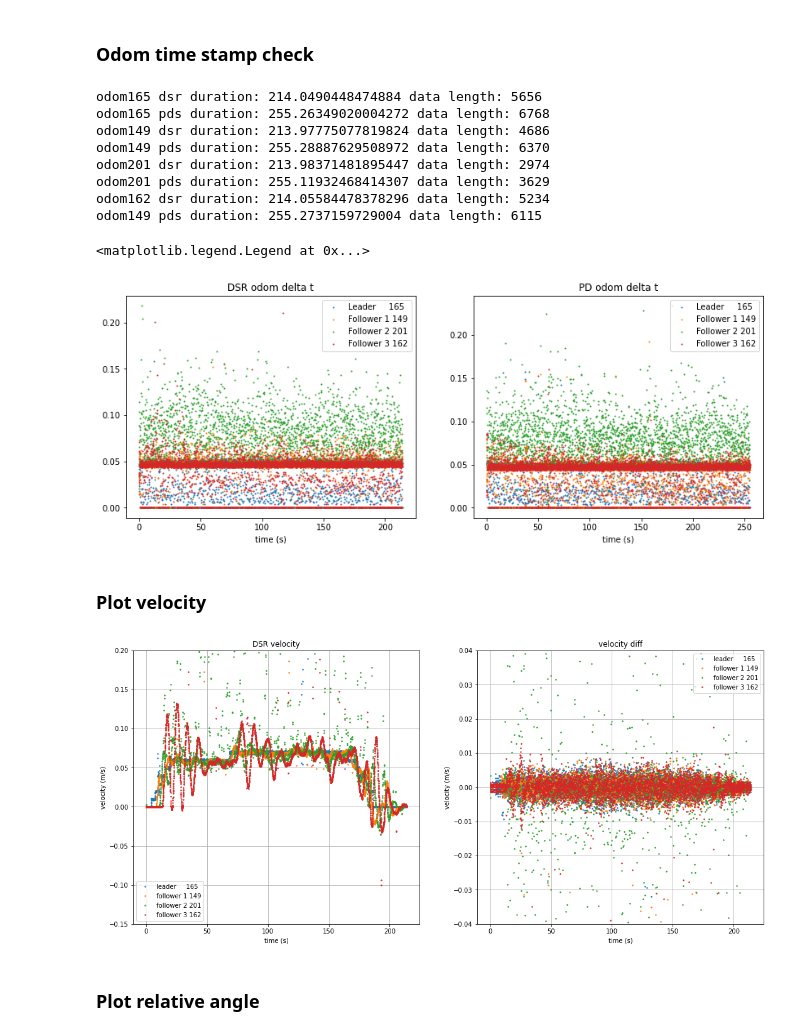
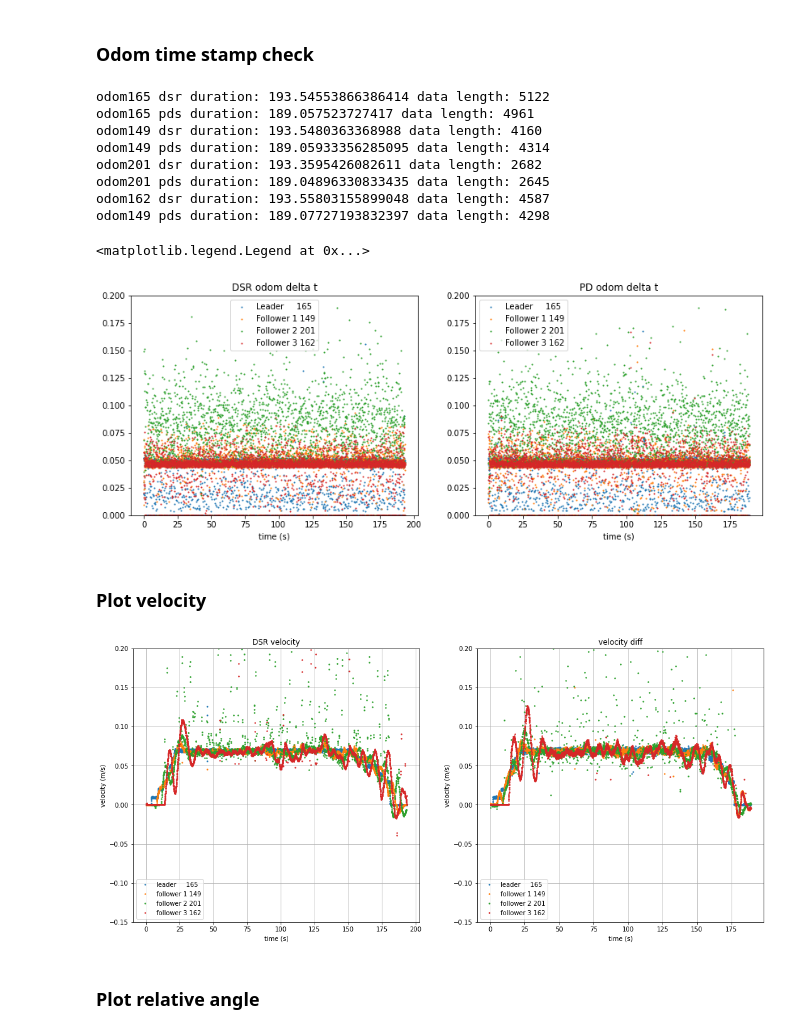
Before and after one commit to holyhenry/DSR_s_curve_tbot_test, a Jupyter notebook: plotting/scripts/data_visualize.ipynb, the cells around one changed output. Cells and saved outputs as stored; diff of their text form; code cells hidden in the pictures.

```diff
--- a/plotting/scripts/data_visualize.ipynb
+++ b/plotting/scripts/data_visualize.ipynb
@@ -6,7 +6,7 @@ import matplotlib.pyplot as plt
 import numpy as np
 import math
 # %%
-file_dsr = '/home/henrypcl/rosbag/dsr_path2.bag'
+file_dsr = '/home/henrypcl/rosbag/dsr095_a03b05_good.bag'
 file_pds = '/home/henrypcl/rosbag/pd_s_path2.bag'
 # file_dsr = '/Users/henrychang/DSR_s_curve_tbot_test/rosbag/dsr_path2.bag'
 # file_pds = '/Users/henrychang/DSR_s_curve_tbot_test/rosbag/pd_s_path2.bag'
@@ -207,6 +207,7 @@ ax1.plot(odom201_t_dsr[:-1], np.diff(odom201_t_dsr), '.', markersize='2', label=
 ax1.plot(odom162_t_dsr[:-1], np.diff(odom162_t_dsr), '.', markersize='2', label='Follower 3 162')
 ax1.set_xlabel('time (s)')
 ax1.set_title('DSR odom delta t')
+ax1.set_ylim(0.0, 0.2)
 ax1.legend()
 
 ax2.plot(odom165_t_pds[:-1], np.diff(odom165_t_pds), '.', markersize='2', label='Leader     165')
@@ -215,18 +216,19 @@ ax2.plot(odom201_t_pds[:-1], np.diff(odom201_t_pds), '.', markersize='2', label=
 ax2.plot(odom162_t_pds[:-1], np.diff(odom162_t_pds), '.', markersize='2', label='Follower 3 162')
 ax2.set_xlabel('time (s)')
 ax2.set_title('PD odom delta t')
+ax2.set_ylim(0.0, 0.2)
 ax2.legend()
 # %% [output]
-odom165 dsr duration: 214.0490448474884 data length: 5656
-odom165 pds duration: 255.26349020004272 data length: 6768
-odom149 dsr duration: 213.97775077819824 data length: 4686
-odom149 pds duration: 255.28887629508972 data length: 6370
-odom201 dsr duration: 213.98371481895447 data length: 2974
-odom201 pds duration: 255.11932468414307 data length: 3629
-odom162 dsr duration: 214.05584478378296 data length: 5234
-odom149 pds duration: 255.2737159729004 data length: 6115
+odom165 dsr duration: 193.54553866386414 data length: 5122
+odom165 pds duration: 189.057523727417 data length: 4961
+odom149 dsr duration: 193.5480363368988 data length: 4160
+odom149 pds duration: 189.05933356285095 data length: 4314
+odom201 dsr duration: 193.3595426082611 data length: 2682
+odom201 pds duration: 189.04896330833435 data length: 2645
+odom162 dsr duration: 193.55803155899048 data length: 4587
+odom149 pds duration: 189.07727193832397 data length: 4298
 <matplotlib.legend.Legend at 0x...>
-[figure, old version]
+[figure, new version]
 # %% [markdown]
 ### Plot velocity
 # %%
@@ -255,39 +257,39 @@ velx201_dsr = odom201_data_dsr['twist.twist.linear.x'].to_numpy() # plot this
 odom201_data_pds = pd.read_csv(readbag_pds.message_by_topic('/tbot201/odom'))
 velx201_pds = odom201_data_pds['twist.twist.linear.x'].to_numpy() # plot this
 
 odom162_data_dsr = pd.read_csv(readbag_dsr.message_by_topic('/tbot162/odom'))
 velx162_dsr = odom162_data_dsr['twist.twist.linear.x'].to_numpy() # plot this
 odom162_data_pds = pd.read_csv(readbag_pds.message_by_topic('/tbot162/odom'))
 velx162_pds = odom162_data_pds['twist.twist.linear.x'].to_numpy() # plot this
 
 gain = 0.5
 
 fig, (ax1, ax2) = plt.subplots(1,2,figsize=(18,8))
 ax1.plot(odom165_t_dsr, lowPass(velx165_dsr, lowPassGain=gain),'.', markersize=3, label='leader     165')
 ax1.plot(odom149_t_dsr, lowPass(velx149_dsr, lowPassGain=gain),'.', markersize=3, label='follower 1 149')
 ax1.plot(odom201_t_dsr, lowPass(velx201_dsr, lowPassGain=gain),'.', markersize=3, label='follower 2 201')
 ax1.plot(odom162_t_dsr, lowPass(velx162_dsr, lowPassGain=gain),'.', markersize=3, label='follower 3 162')
 ax1.set_xlabel('time (s)')
 ax1.set_ylabel('velocity (m/s)')
 ax1.set_title('DSR velocity')
 ax1.set_ylim(-0.15, 0.2)
 ax1.legend()
 ax1.grid()
 
 gain = 1.0
 
-ax2.plot(odom165_t_dsr[:-1], lowPass(np.diff(velx165_dsr), lowPassGain=gain),'.', markersize=3, label='leader     165')
-ax2.plot(odom149_t_dsr[:-1], lowPass(np.diff(velx149_dsr), lowPassGain=gain),'.', markersize=3, label='follower 1 149')
-ax2.plot(odom201_t_dsr[:-1], lowPass(np.diff(velx201_dsr), lowPassGain=gain),'.', markersize=3, label='follower 2 201')
-ax2.plot(odom162_t_dsr[:-1], lowPass(np.diff(velx162_dsr), lowPassGain=gain),'.', markersize=3, label='follower 3 162')
+ax2.plot(odom165_t_pds, lowPass(velx165_pds, lowPassGain=gain),'.', markersize=3, label='leader     165')
+ax2.plot(odom149_t_pds, lowPass(velx149_pds, lowPassGain=gain),'.', markersize=3, label='follower 1 149')
+ax2.plot(odom201_t_pds, lowPass(velx201_pds, lowPassGain=gain),'.', markersize=3, label='follower 2 201')
+ax2.plot(odom162_t_pds, lowPass(velx162_pds, lowPassGain=gain),'.', markersize=3, label='follower 3 162')
 ax2.set_xlabel('time (s)')
 ax2.set_ylabel('velocity (m/s)')
 ax2.set_title('velocity diff')
-ax2.set_ylim(-0.04, 0.04)
+ax2.set_ylim(-0.15, 0.2)
 ax2.legend()
 ax2.grid()
 # %% [output]
-[figure, old version]
+[figure, new version]
 # %%
 '''
 1. lowpass velocity (gain 0.5)
```
Also changed, not shown: parts of 4 cells of this notebook.
